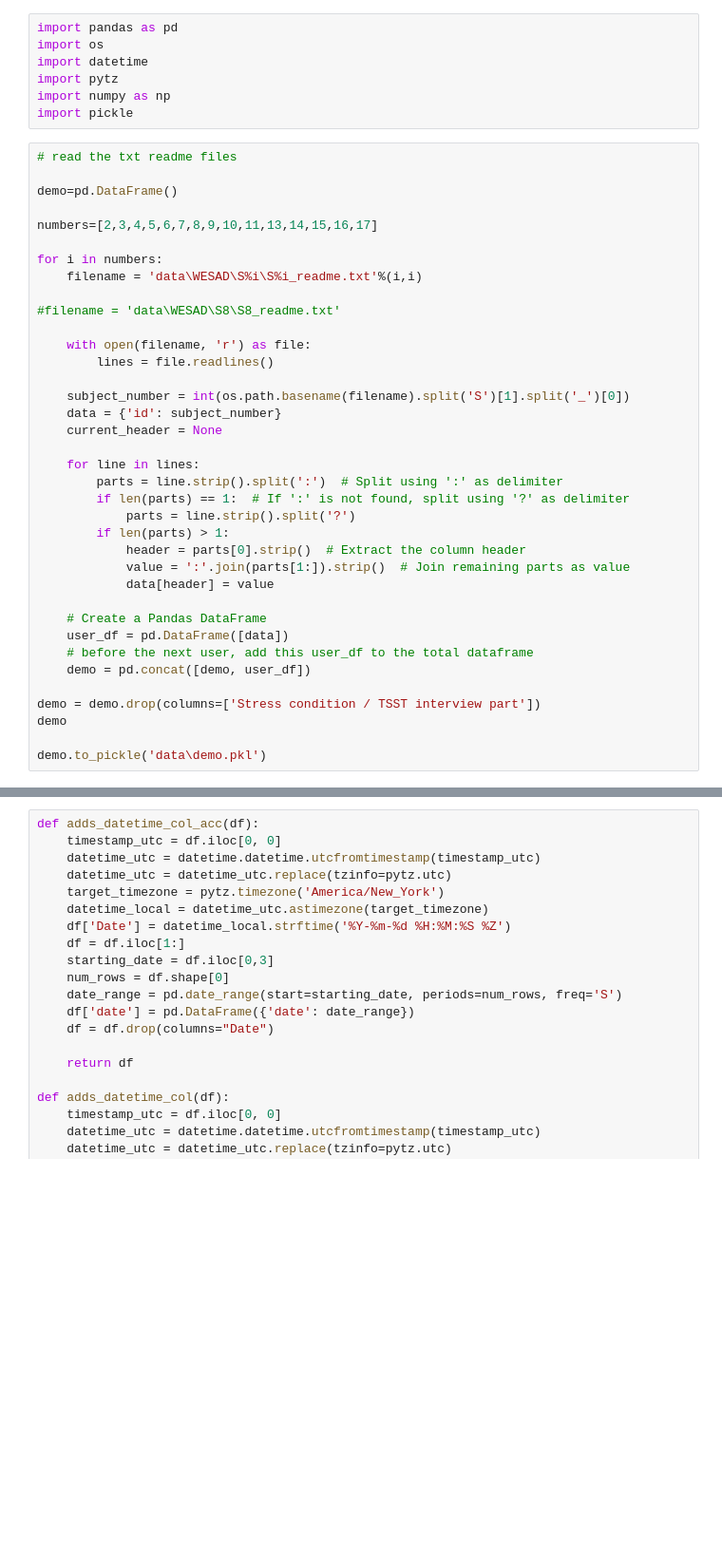
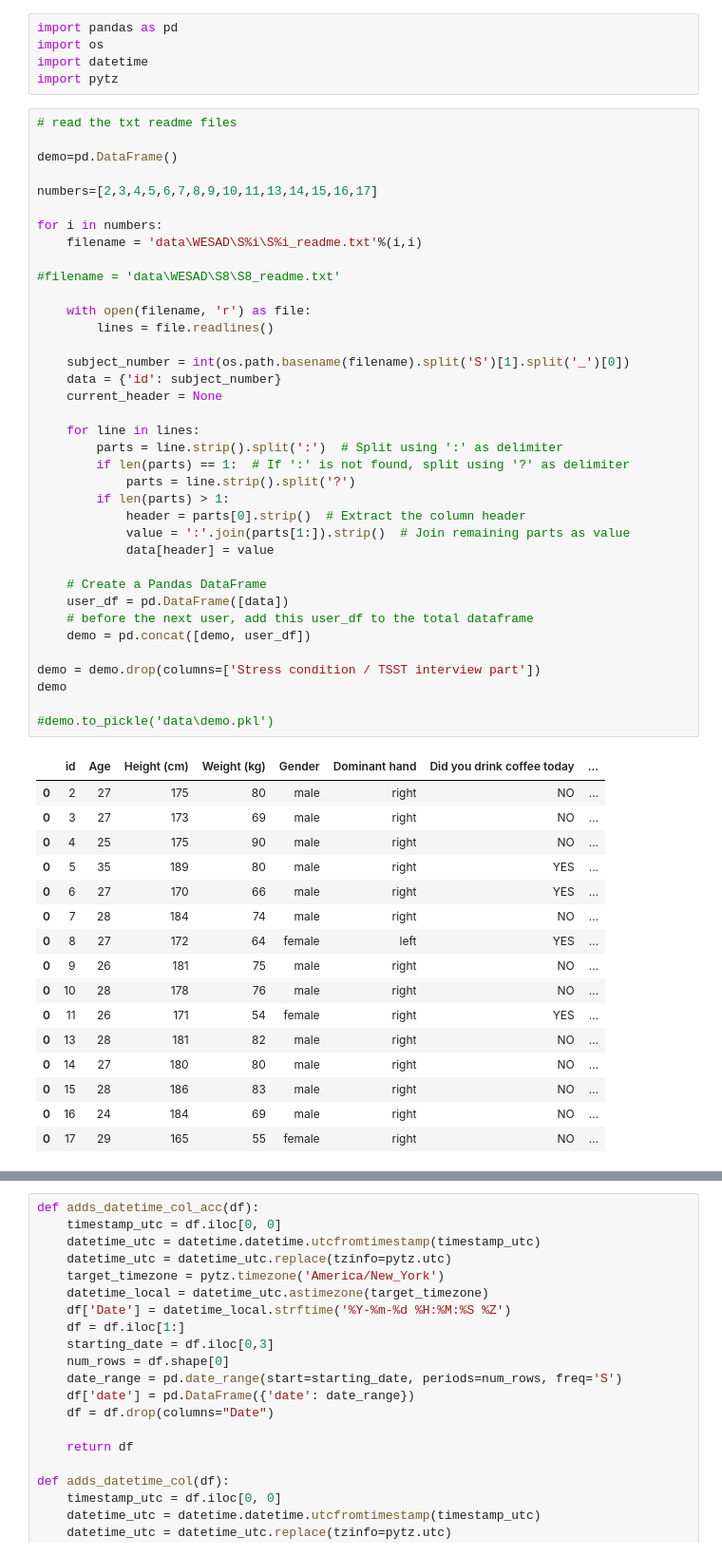
Before and after one commit to kcristinaa/HCI-visualizations-analysis, a Jupyter notebook: read_data.ipynb, the cells around one changed output, grey strips where cells are left out. Shown: that part at 95% size. Drawn from its saved outputs; the diff is of its cells as text; blank space fills up the shorter version.

Commit message:
format dataframe-initial visualizations

```diff
--- a/read_data.ipynb
+++ b/read_data.ipynb
@@ -3,8 +3,6 @@ import pandas as pd
 import os
 import datetime
 import pytz
-import numpy as np
-import pickle
 # %%
 # read the txt readme files
 
@@ -14,34 +12,51 @@ numbers=[2,3,4,5,6,7,8,9,10,11,13,14,15,16,17]
 
 for i in numbers:
     filename = 'data\WESAD\S%i\S%i_readme.txt'%(i,i)
 
 #filename = 'data\WESAD\S8\S8_readme.txt'
 
     with open(filename, 'r') as file:
         lines = file.readlines()
 
     subject_number = int(os.path.basename(filename).split('S')[1].split('_')[0])
     data = {'id': subject_number}
     current_header = None
 
     for line in lines:
         parts = line.strip().split(':')  # Split using ':' as delimiter
         if len(parts) == 1:  # If ':' is not found, split using '?' as delimiter
             parts = line.strip().split('?')
         if len(parts) > 1:
             header = parts[0].strip()  # Extract the column header
             value = ':'.join(parts[1:]).strip()  # Join remaining parts as value
             data[header] = value
 
     # Create a Pandas DataFrame
     user_df = pd.DataFrame([data])
     # before the next user, add this user_df to the total dataframe
     demo = pd.concat([demo, user_df])
 
 demo = demo.drop(columns=['Stress condition / TSST interview part'])
 demo
 
-demo.to_pickle('data\demo.pkl')
+#demo.to_pickle('data\demo.pkl')
+# %% [output]
+|  | id | Age | Height (cm) | Weight (kg) | Gender | Dominant hand | Did you drink coffee today | ... |
+| 0 | 2 | 27 | 175 | 80 | male | right | NO | ... |
+| 0 | 3 | 27 | 173 | 69 | male | right | NO | ... |
+| 0 | 4 | 25 | 175 | 90 | male | right | NO | ... |
+| 0 | 5 | 35 | 189 | 80 | male | right | YES | ... |
+| 0 | 6 | 27 | 170 | 66 | male | right | YES | ... |
+| 0 | 7 | 28 | 184 | 74 | male | right | NO | ... |
+| 0 | 8 | 27 | 172 | 64 | female | left | YES | ... |
+| 0 | 9 | 26 | 181 | 75 | male | right | NO | ... |
+| 0 | 10 | 28 | 178 | 76 | male | right | NO | ... |
+| 0 | 11 | 26 | 171 | 54 | female | right | YES | ... |
+| 0 | 13 | 28 | 181 | 82 | male | right | NO | ... |
+| 0 | 14 | 27 | 180 | 80 | male | right | NO | ... |
+| 0 | 15 | 28 | 186 | 83 | male | right | NO | ... |
+| 0 | 16 | 24 | 184 | 69 | male | right | NO | ... |
+| 0 | 17 | 29 | 165 | 55 | female | right | NO | ... |
 # %%
 # read the PANAS self questionnaires csv files
 
```
Also changed, not shown: parts of 12 cells of this notebook, 21 other files.
